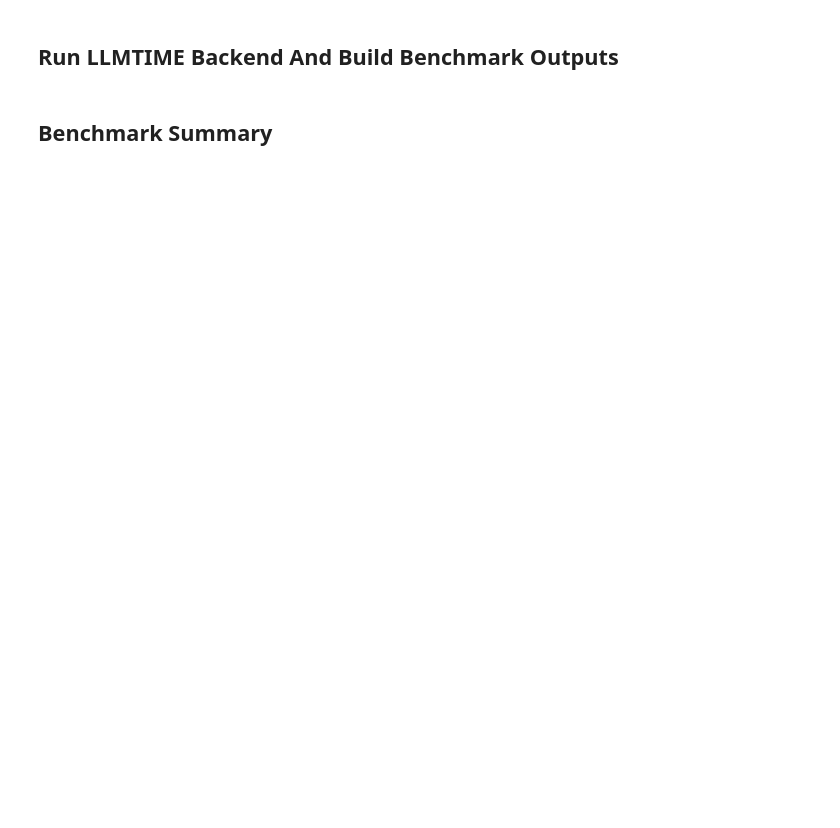
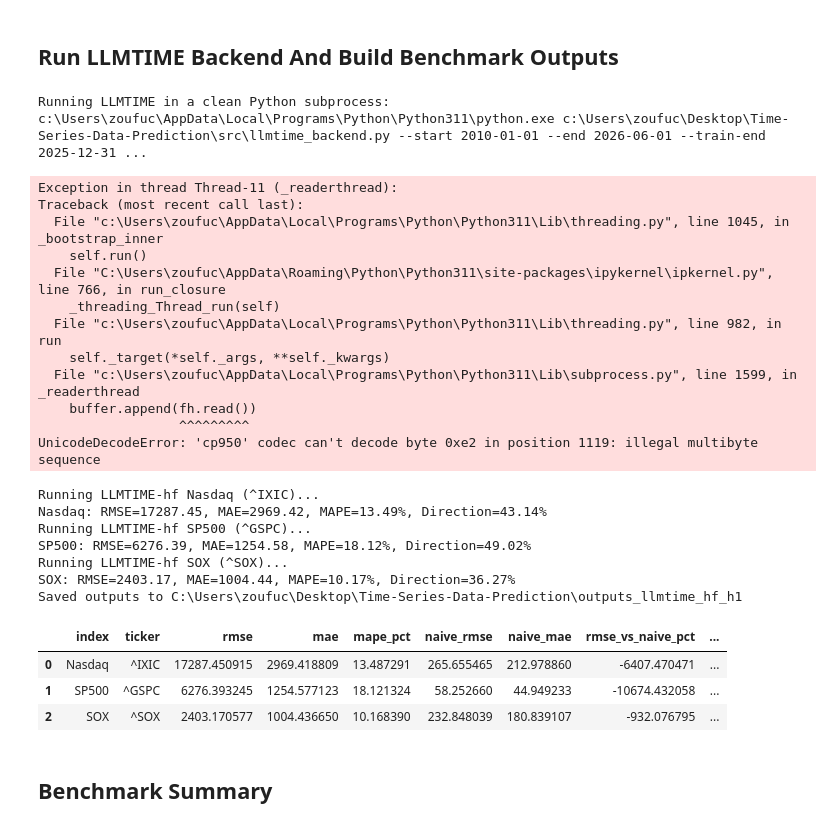
Before and after one commit to Deholay/Time-Series-Data-Prediction, a Jupyter notebook: LLMTIME_Tokenization_Pipeline.ipynb, the cells around one changed output. Saved outputs shown, nothing was run; the diff lists cells and outputs as text; code cells hidden in the pictures; blank space fills up the shorter version.

Commit message:
LLMTIME

```diff
--- a/LLMTIME_Tokenization_Pipeline.ipynb
+++ b/LLMTIME_Tokenization_Pipeline.ipynb
@@ -50,7 +50,10 @@ HORIZON = 1
 PRECISION = 2
 ALPHA = 0.95
 TOKEN_STYLE = "gpt"  # "gpt" inserts spaces between digits; "llama" keeps compact numbers.
-BACKEND = "local"    # Use "api" after setting LLMTIME_API_URL, LLMTIME_API_KEY, and LLMTIME_MODEL.
+BACKEND = "hf"       # "hf" uses Hugging Face locally; "local" is a deterministic fallback; "api" uses LLMTIME_API_URL.
+HF_MODEL = "distilgpt2"
+HF_DEVICE = "auto"
+HF_MAX_NEW_TOKENS = 32
 
 OUTPUT_DIR = Path(f"outputs_llmtime_{BACKEND}_h{HORIZON}")
 PLOTS_DIR = Path(f"plots_llmtime_{BACKEND}_h{HORIZON}")
@@ -59,6 +62,7 @@ PLOTS_DIR.mkdir(parents=True, exist_ok=True)
 
 RUN_PREDICTION = True
 config = LLMTIMEConfig(precision=PRECISION, alpha=ALPHA, style=TOKEN_STYLE)
+hf_config = HuggingFaceConfig(model=HF_MODEL, device=HF_DEVICE, max_new_tokens=HF_MAX_NEW_TOKENS)
 # %% [markdown]
 ## Inspect One LLMTIME Prompt
 # %%
@@ -108,3 +86,63 @@ summary
+# %%
+if RUN_PREDICTION:
+    cmd = [
+        sys.executable,
+        str(SRC_DIR / "llmtime_backend.py"),
+        "--start", START,
+        "--end", END,
+        "--train-end", TRAIN_END,
+        "--test-start", TEST_START,
+        "--test-end", TEST_END,
+        "--lookback", str(LOOKBACK),
+        "--horizon", str(HORIZON),
+        "--output-dir", str(OUTPUT_DIR),
+        "--backend", BACKEND,
+        "--style", TOKEN_STYLE,
+        "--precision", str(PRECISION),
+        "--alpha", str(ALPHA),
+    ]
+    if BACKEND == "hf":
+        cmd.extend([
+            "--hf-model", HF_MODEL,
+            "--hf-device", HF_DEVICE,
+            "--hf-max-new-tokens", str(HF_MAX_NEW_TOKENS),
+        ])
+
+    print("Running LLMTIME in a clean Python subprocess:")
+    print(" ".join(cmd))
+    completed = subprocess.run(cmd, check=True, text=True, capture_output=True)
+    print(completed.stdout)
+    if completed.stderr:
+        print(completed.stderr)
+
+summary = pd.read_csv(OUTPUT_DIR / "benchmark_summary.csv")
+summary
+# %% [output]
+Running LLMTIME in a clean Python subprocess:
+c:\Users\zoufuc\AppData\Local\Programs\Python\Python311\python.exe c:\Users\zoufuc\Desktop\Time-Series-Data-Prediction\src\llmtime_backend.py --start 2010-01-01 --end 2026-06-01 --train-end 2025-12-31 ...
+Exception in thread Thread-11 (_readerthread):
+Traceback (most recent call last):
+  File "c:\Users\zoufuc\AppData\Local\Programs\Python\Python311\Lib\threading.py", line 1045, in _bootstrap_inner
+    self.run()
+  File "C:\Users\zoufuc\AppData\Roaming\Python\Python311\site-packages\ipykernel\ipkernel.py", line 766, in run_closure
+    _threading_Thread_run(self)
+  File "c:\Users\zoufuc\AppData\Local\Programs\Python\Python311\Lib\threading.py", line 982, in run
+    self._target(*self._args, **self._kwargs)
+  File "c:\Users\zoufuc\AppData\Local\Programs\Python\Python311\Lib\subprocess.py", line 1599, in _readerthread
+    buffer.append(fh.read())
+                  ^^^^^^^^^
+UnicodeDecodeError: 'cp950' codec can't decode byte 0xe2 in position 1119: illegal multibyte sequence
+Running LLMTIME-hf Nasdaq (^IXIC)...
+Nasdaq: RMSE=17287.45, MAE=2969.42, MAPE=13.49%, Direction=43.14%
+Running LLMTIME-hf SP500 (^GSPC)...
+SP500: RMSE=6276.39, MAE=1254.58, MAPE=18.12%, Direction=49.02%
+Running LLMTIME-hf SOX (^SOX)...
+SOX: RMSE=2403.17, MAE=1004.44, MAPE=10.17%, Direction=36.27%
+Saved outputs to C:\Users\zoufuc\Desktop\Time-Series-Data-Prediction\outputs_llmtime_hf_h1
+|  | index | ticker | rmse | mae | mape_pct | naive_rmse | naive_mae | rmse_vs_naive_pct | ... |
+| 0 | Nasdaq | ^IXIC | 17287.450915 | 2969.418809 | 13.487291 | 265.655465 | 212.978860 | -6407.470471 | ... |
+| 1 | SP500 | ^GSPC | 6276.393245 | 1254.577123 | 18.121324 | 58.252660 | 44.949233 | -10674.432058 | ... |
+| 2 | SOX | ^SOX | 2403.170577 | 1004.436650 | 10.168390 | 232.848039 | 180.839107 | -932.076795 | ... |
 # %% [markdown]
 ## Benchmark Summary
 # %%
```
Also changed, not shown: parts of 8 cells of this notebook, 3 other files.
